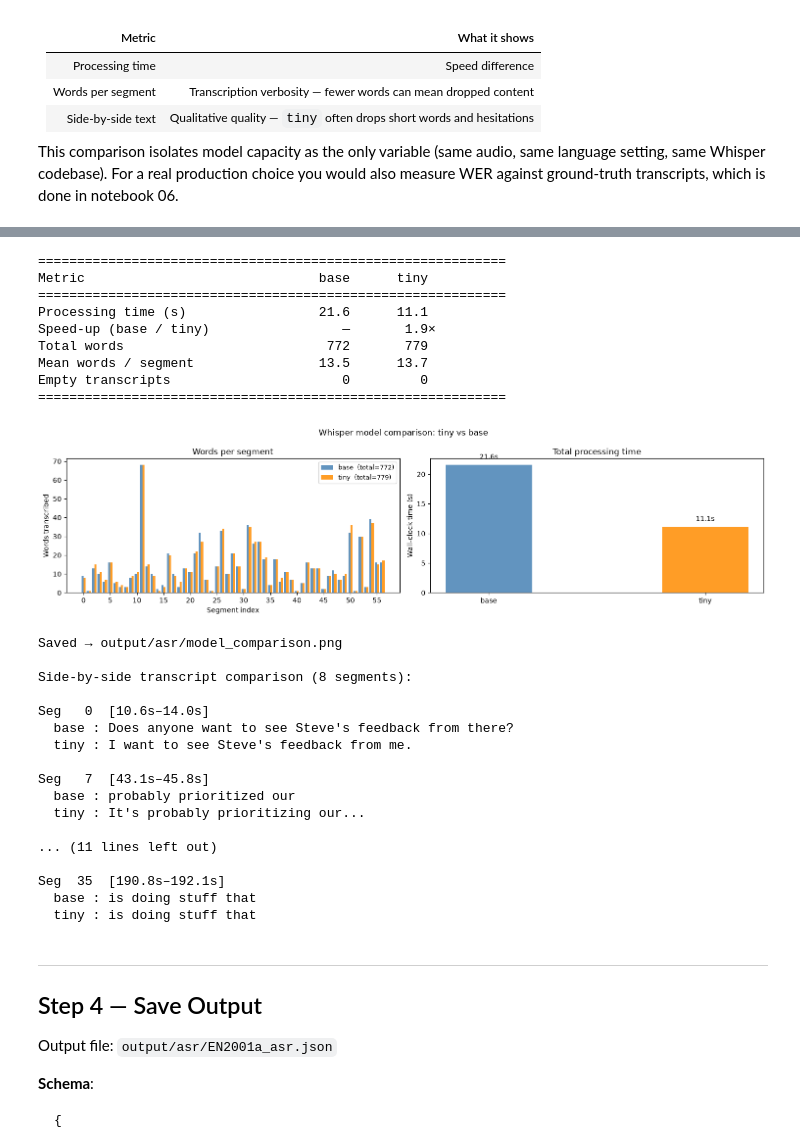
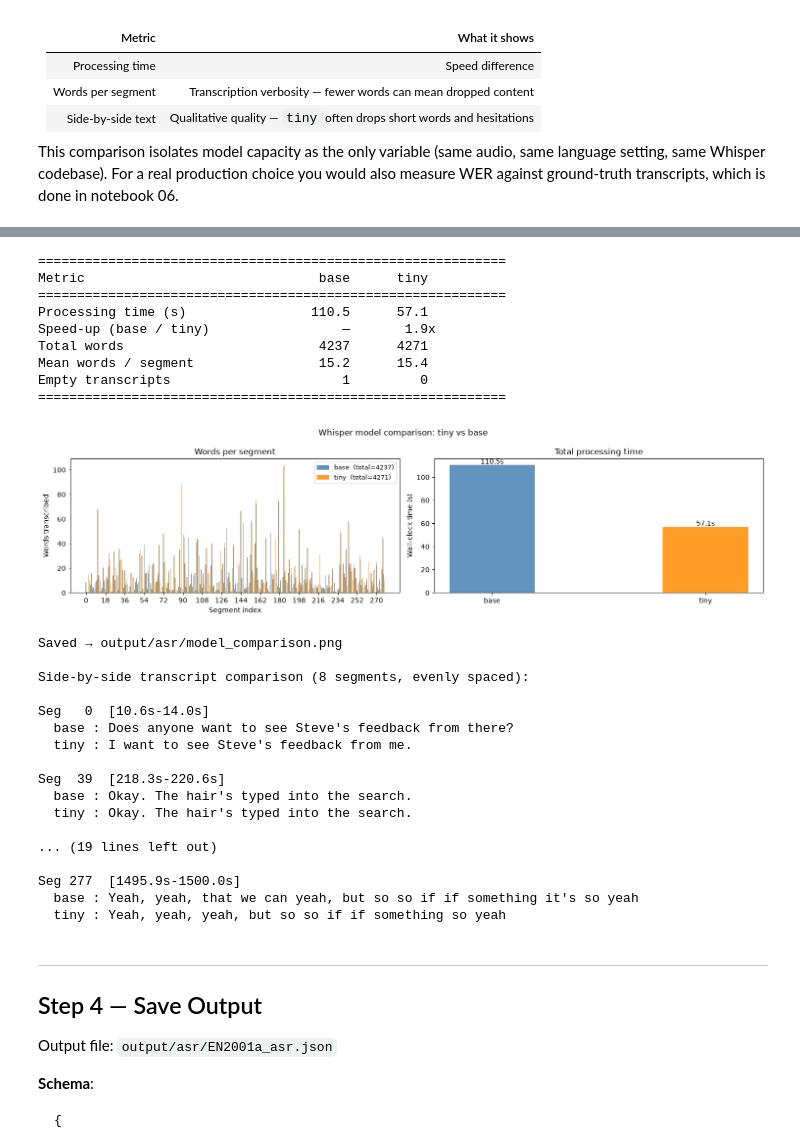
Before and after one commit to dawit-andargachew/Speaker-Aware-Transcription-Pipeline, a Jupyter notebook: 04_asr.ipynb, the cells around one changed output, grey strips where cells are left out. Cells and saved outputs as stored; diff of their text form; code cells hidden in the pictures.

```diff
--- a/04_asr.ipynb
+++ b/04_asr.ipynb
@@ -337,7 +347,7 @@ print("=" * 60)
 print(f"{'Metric':<30}  {'base':>8}  {'tiny':>8}")
 print("=" * 60)
 print(f"{'Processing time (s)':<30}  {time_base:>8.1f}  {time_tiny:>8.1f}")
-print(f"{'Speed-up (base / tiny)':<30}  {'—':>8}  {time_base/time_tiny:>8.1f}×")
+print(f"{'Speed-up (base / tiny)':<30}  {'—':>8}  {time_base/time_tiny:>8.1f}x")
 print(f"{'Total words':<30}  {sum(words_base):>8}  {sum(words_tiny):>8}")
 print(f"{'Mean words / segment':<30}  {np.mean(words_base):>8.1f}  {np.mean(words_tiny):>8.1f}")
 print(f"{'Empty transcripts':<30}  {sum(1 for r in records_base if not r['text']):>8}"
@@ -355,63 +365,66 @@ fig.suptitle("Whisper model comparison: tiny vs base", fontsize=12)
 ax_bar.bar(x - width/2, words_base, width, label=f"base  (total={sum(words_base)})", color="steelblue", alpha=0.85)
 ax_bar.bar(x + width/2, words_tiny, width, label=f"tiny  (total={sum(words_tiny)})", color="darkorange", alpha=0.85)
 ax_bar.set_xlabel("Segment index")
 ax_bar.set_ylabel("Words transcribed")
 ax_bar.set_title("Words per segment")
 ax_bar.legend(fontsize=9)
-ax_bar.set_xticks(x[::5])
-ax_bar.set_xticklabels(seg_ids[::5])
+# tick every ~20 segments so the x-axis stays readable regardless of total count
+tick_step = max(1, len(seg_ids) // 15)
+ax_bar.set_xticks(x[::tick_step])
+ax_bar.set_xticklabels(seg_ids[::tick_step])
 
 # Timing bar
 ax_time.bar(["base", "tiny"], [time_base, time_tiny],
             color=["steelblue", "darkorange"], alpha=0.85, width=0.4)
-for i, (model_n, t) in enumerate(zip(["base", "tiny"], [time_base, time_tiny])):
+for i, t in enumerate([time_base, time_tiny]):
     ax_time.text(i, t + 1, f"{t:.1f}s", ha="center", fontsize=10)
 ax_time.set_ylabel("Wall-clock time (s)")
 ax_time.set_title("Total processing time")
 
 plt.tight_layout()
 plt.savefig(ASR_OUT / "model_comparison.png", dpi=120)
 plt.show()
 print("Saved → output/asr/model_comparison.png")
 
-# ── Side-by-side text for a random sample of 8 segments ───────────────────────
-print("\nSide-by-side transcript comparison (8 segments):\n")
-sample_ids = list(range(0, min(len(records_base), 40), max(1, len(records_base)//8)))[:8]
+# ── Side-by-side text for 8 segments spread evenly across the full run ─────────
+print("\nSide-by-side transcript comparison (8 segments, evenly spaced):\n")
+n = len(records_base)
+sample_ids = [int(i * (n - 1) / 7) for i in range(8)]   # 0%, 14%, ..., 100%
 for idx in sample_ids:
     rb = records_base[idx]
     rt = records_tiny[idx]
-    print(f"Seg {rb['seg_id']:3d}  [{rb['start']:.1f}s–{rb['end']:.1f}s]")
+    print(f"Seg {rb['seg_id']:3d}  [{rb['start']:.1f}s-{rb['end']:.1f}s]")
     print(f"  base : {rb['text'][:100]}")
     print(f"  tiny : {rt['text'][:100]}")
     print()
 # %% [output]
 ============================================================
 Metric                              base      tiny
 ============================================================
-Processing time (s)                 21.6      11.1
-Speed-up (base / tiny)                 —       1.9×
-Total words                          772       779
-Mean words / segment                13.5      13.7
-Empty transcripts                      0         0
+Processing time (s)                110.5      57.1
+Speed-up (base / tiny)                 —       1.9x
+Total words                         4237      4271
+Mean words / segment                15.2      15.4
+Empty transcripts                      1         0
 ============================================================
-[figure, old version]
+[figure, new version]
 Saved → output/asr/model_comparison.png
 
-Side-by-side transcript comparison (8 segments):
+Side-by-side transcript comparison (8 segments, evenly spaced):
 
-Seg   0  [10.6s–14.0s]
+Seg   0  [10.6s-14.0s]
   base : Does anyone want to see Steve's feedback from there?
   tiny : I want to see Steve's feedback from me.
 
-Seg   7  [43.1s–45.8s]
-  base : probably prioritized our
-  tiny : It's probably prioritizing our...
+Seg  39  [218.3s-220.6s]
+  base : Okay. The hair's typed into the search.
+  tiny : Okay. The hair's typed into the search.
 
-... (11 lines left out)
+... (19 lines left out)
 
-Seg  35  [190.8s–192.1s]
-  base : is doing stuff that
-  tiny : is doing stuff that
+Seg 277  [1495.9s-1500.0s]
+  base : Yeah, yeah, that we can yeah, but so so if if something it's so yeah
+  tiny : Yeah, yeah, yeah, but so so if if something so yeah
 # %% [markdown]
 ---
 ## Step 4 — Save Output
```
Also changed, not shown: parts of 7 cells of this notebook, 3 other files.
